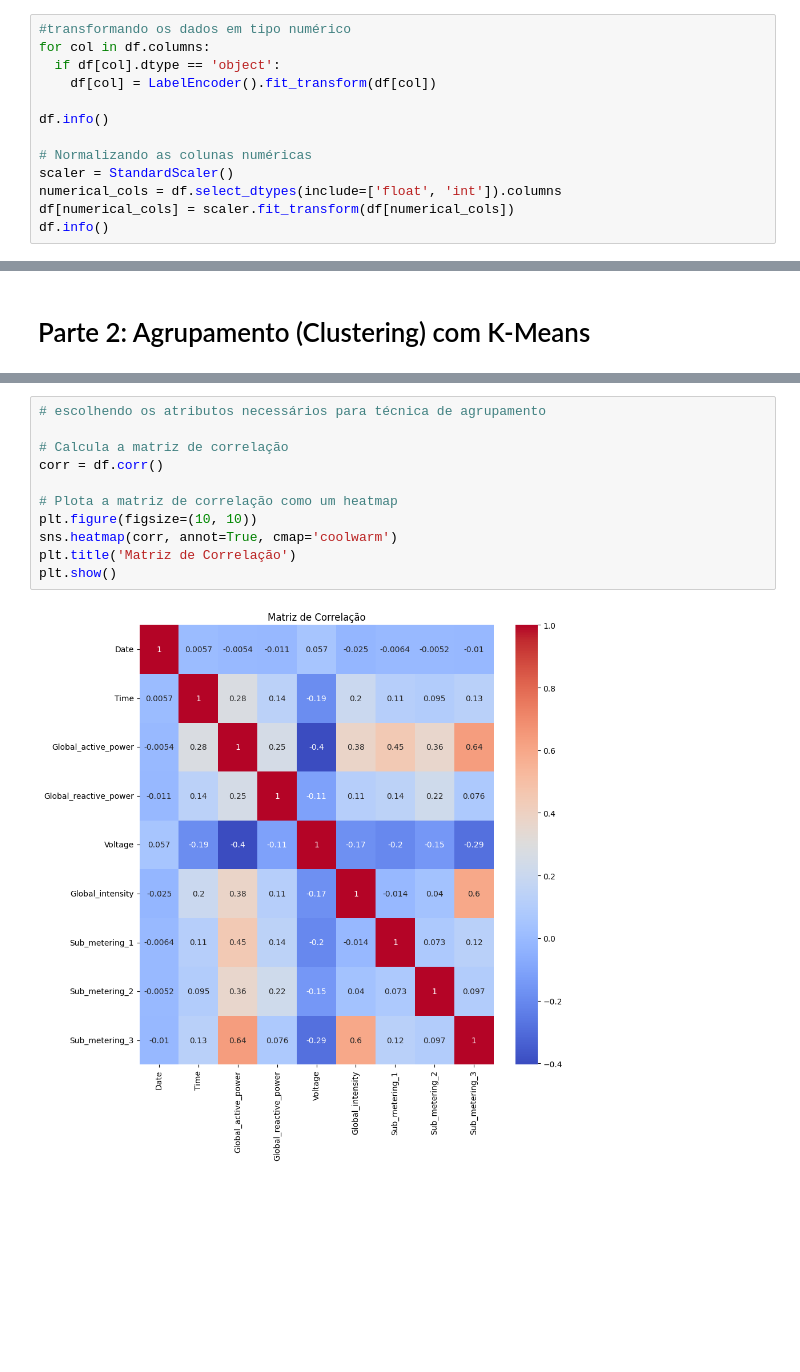
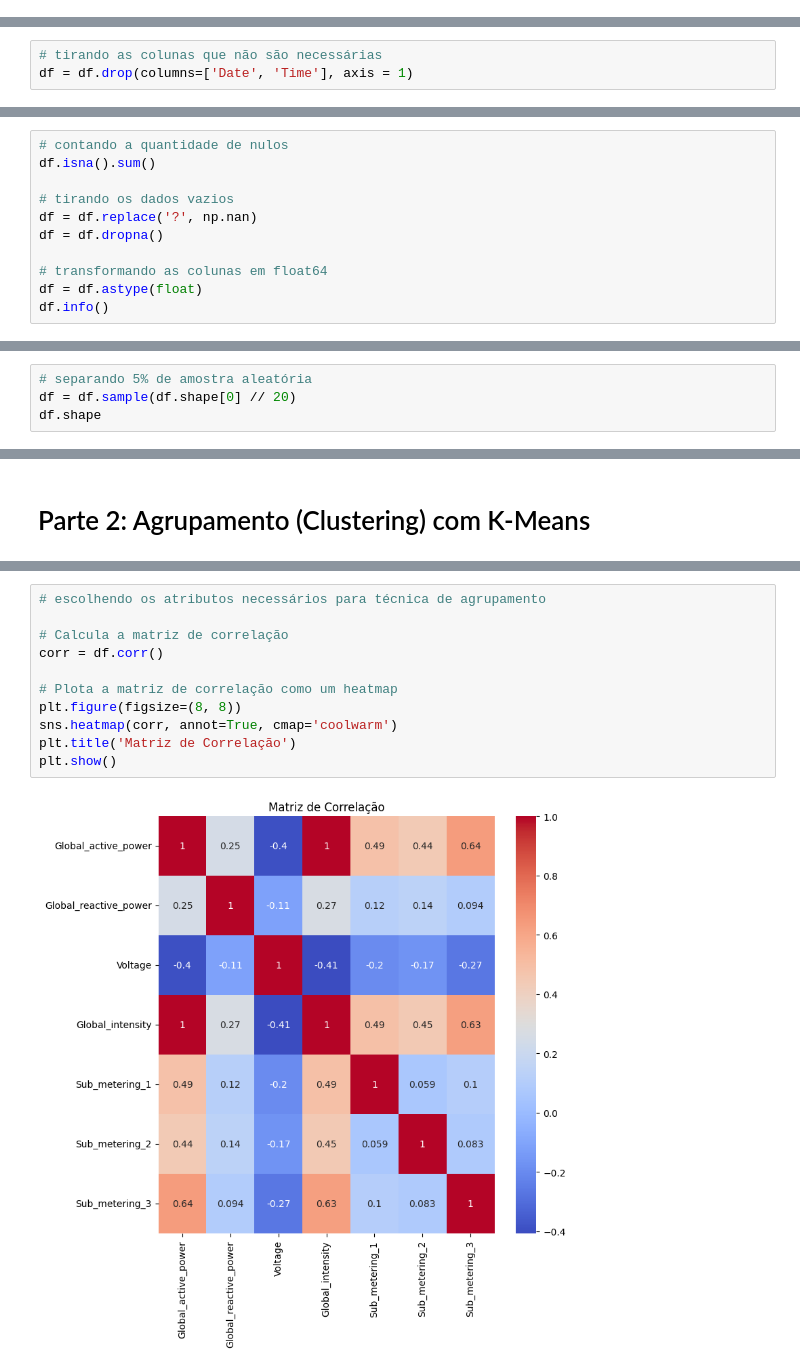
Before and after one commit to yagoluucas/Aprendizado-N-o-Supervisionado, a Jupyter notebook: exercicio.ipynb, the cells around one changed output, grey strips where cells are left out. Saved outputs shown, nothing was run; the diff lists cells and outputs as text; blank space fills up the shorter version.

```diff
--- a/exercicio.ipynb
+++ b/exercicio.ipynb
@@ -32,13 +42,0 @@ df = df.dropna().sample(52430)
-# %%
-#transformando os dados em tipo numérico
-for col in df.columns:
-  if df[col].dtype == 'object':
-    df[col] = LabelEncoder().fit_transform(df[col])
-
-df.info()
-
-# Normalizando as colunas numéricas
-scaler = StandardScaler()
-numerical_cols = df.select_dtypes(include=['float', 'int']).columns
-df[numerical_cols] = scaler.fit_transform(df[numerical_cols])
-df.info()
@@ -62,0 +45,3 @@ memory usage: 4.0 MB
+# %%
+# tirando as colunas que não são necessárias
+df = df.drop(columns=['Date', 'Time'], axis = 1)
@@ -62,0 +56,11 @@ memory usage: 4.0 MB
+# %%
+# contando a quantidade de nulos
+df.isna().sum()
+
+# tirando os dados vazios
+df = df.replace('?', np.nan)
+df = df.dropna()
+
+# transformando as colunas em float64
+df = df.astype(float)
+df.info()
@@ -62,0 +84,4 @@ memory usage: 4.0 MB
+# %%
+# separando 5% de amostra aleatória
+df = df.sample(df.shape[0] // 20)
+df.shape
@@ -76,13 +113,13 @@ A variância dos novos dados explica 76.01% dos dados originais.
 # %%
 # escolhendo os atributos necessários para técnica de agrupamento
 
 # Calcula a matriz de correlação
 corr = df.corr()
 
 # Plota a matriz de correlação como um heatmap
-plt.figure(figsize=(10, 10))
+plt.figure(figsize=(8, 8))
 sns.heatmap(corr, annot=True, cmap='coolwarm')
 plt.title('Matriz de Correlação')
 plt.show()
 # %% [output]
-[figure, old version]
+[figure, new version]
```
Also changed, not shown: parts of 29 cells of this notebook.
